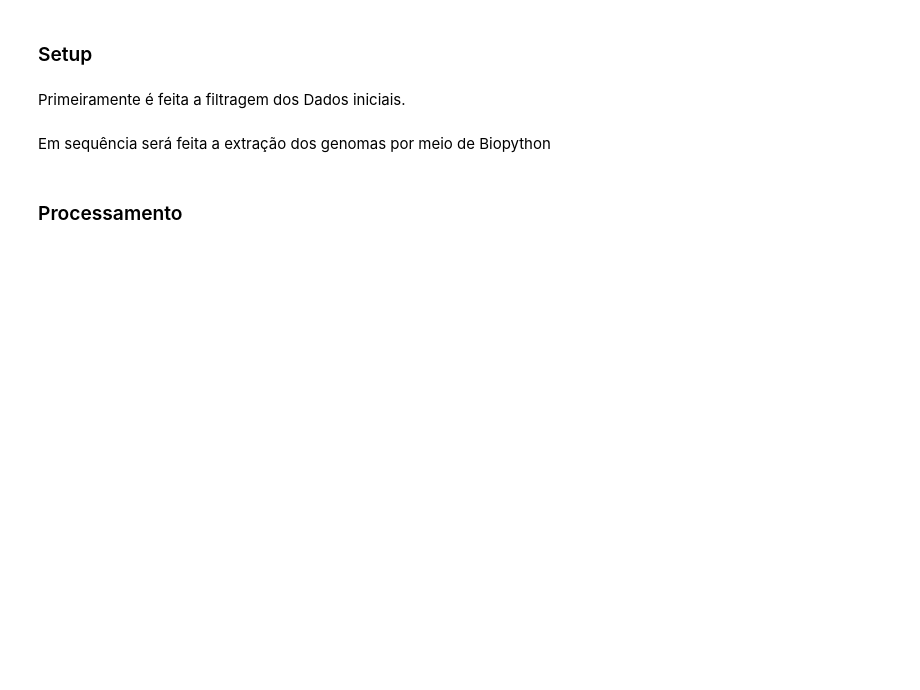
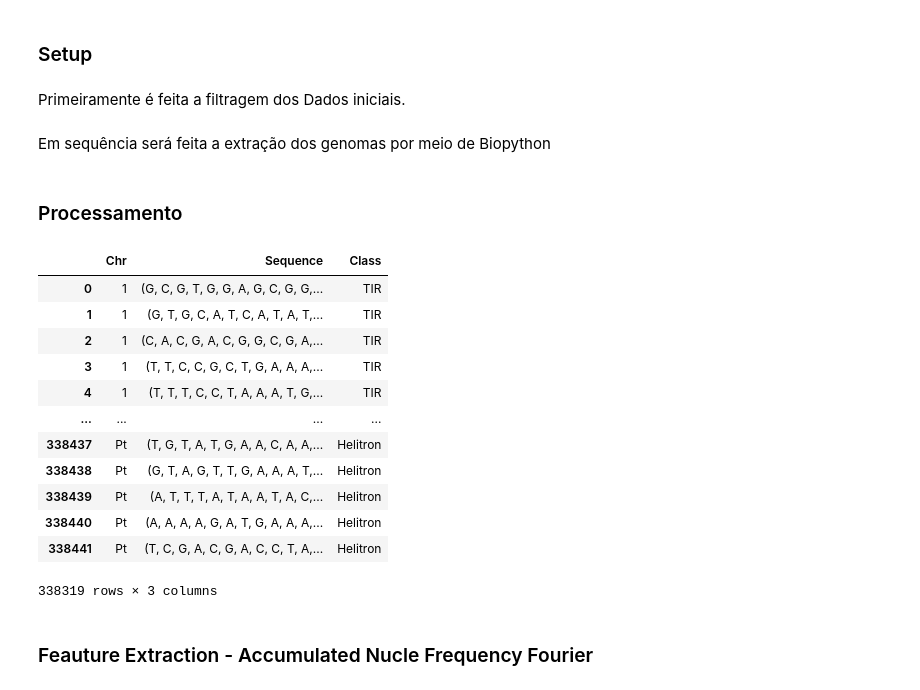
Before and after one commit to PedroVNasc/Trabalho-Bioinfo, a Jupyter notebook: data.ipynb, the cells around one changed output. Saved outputs shown, nothing was run; the diff lists cells and outputs as text; code cells hidden in the pictures; blank space fills up the shorter version.

```diff
--- a/data.ipynb
+++ b/data.ipynb
@@ -70,7 +74,26 @@ for chromosome in chromosomes_to_keep:
         aux_dict['Sequence'] = record[row['Start']:row['End']].seq
         aux_dict['Class'] = row['Class']
 
+        if aux_dict['Sequence'] == '': aux_dict['Sequence'] = np.nan
+
         aux_list.append(aux_dict)
 # %%
 final_df = pd.DataFrame(aux_list)
+final_df = final_df.dropna()
 final_df
+# %% [output]
+|  | Chr | Sequence | Class |
+| 0 | 1 | (G, C, G, T, G, G, A, G, C, G, G,... | TIR |
+| 1 | 1 | (G, T, G, C, A, T, C, A, T, A, T,... | TIR |
+| 2 | 1 | (C, A, C, G, A, C, G, G, C, G, A,... | TIR |
+| 3 | 1 | (T, T, C, C, G, C, T, G, A, A, A,... | TIR |
+| 4 | 1 | (T, T, T, C, C, T, A, A, A, T, G,... | TIR |
+| ... | ... | ... | ... |
+| 338437 | Pt | (T, G, T, A, T, G, A, A, C, A, A,... | Helitron |
+| 338438 | Pt | (G, T, A, G, T, T, G, A, A, A, T,... | Helitron |
+| 338439 | Pt | (A, T, T, T, A, T, A, A, T, A, C,... | Helitron |
+| 338440 | Pt | (A, A, A, A, G, A, T, G, A, A, A,... | Helitron |
+| 338441 | Pt | (T, C, G, A, C, G, A, C, C, T, A,... | Helitron |
+338319 rows × 3 columns
+# %% [markdown]
+### Feauture Extraction - Accumulated Nucle Frequency Fourier
```
Also changed, not shown: parts of 10 cells of this notebook.
